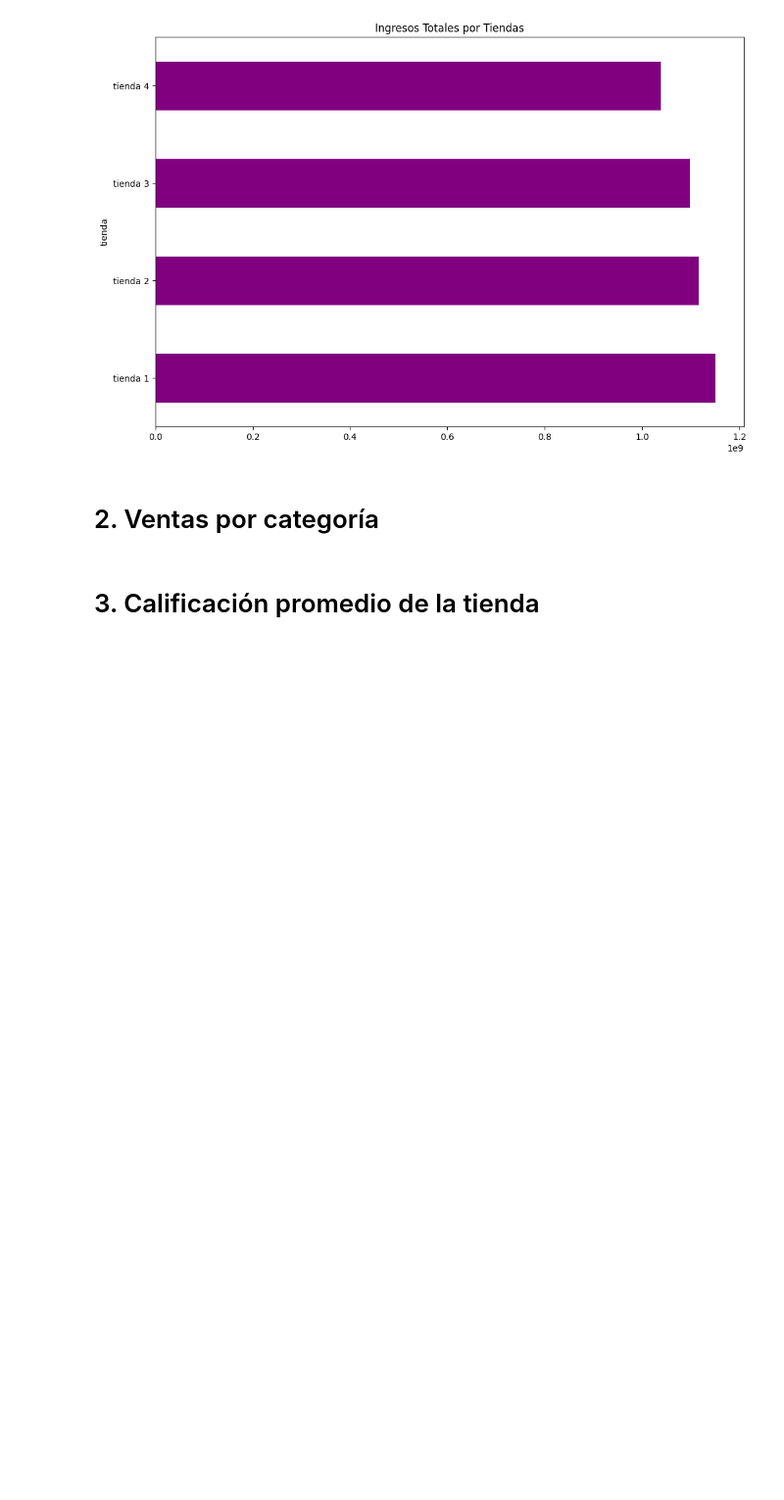
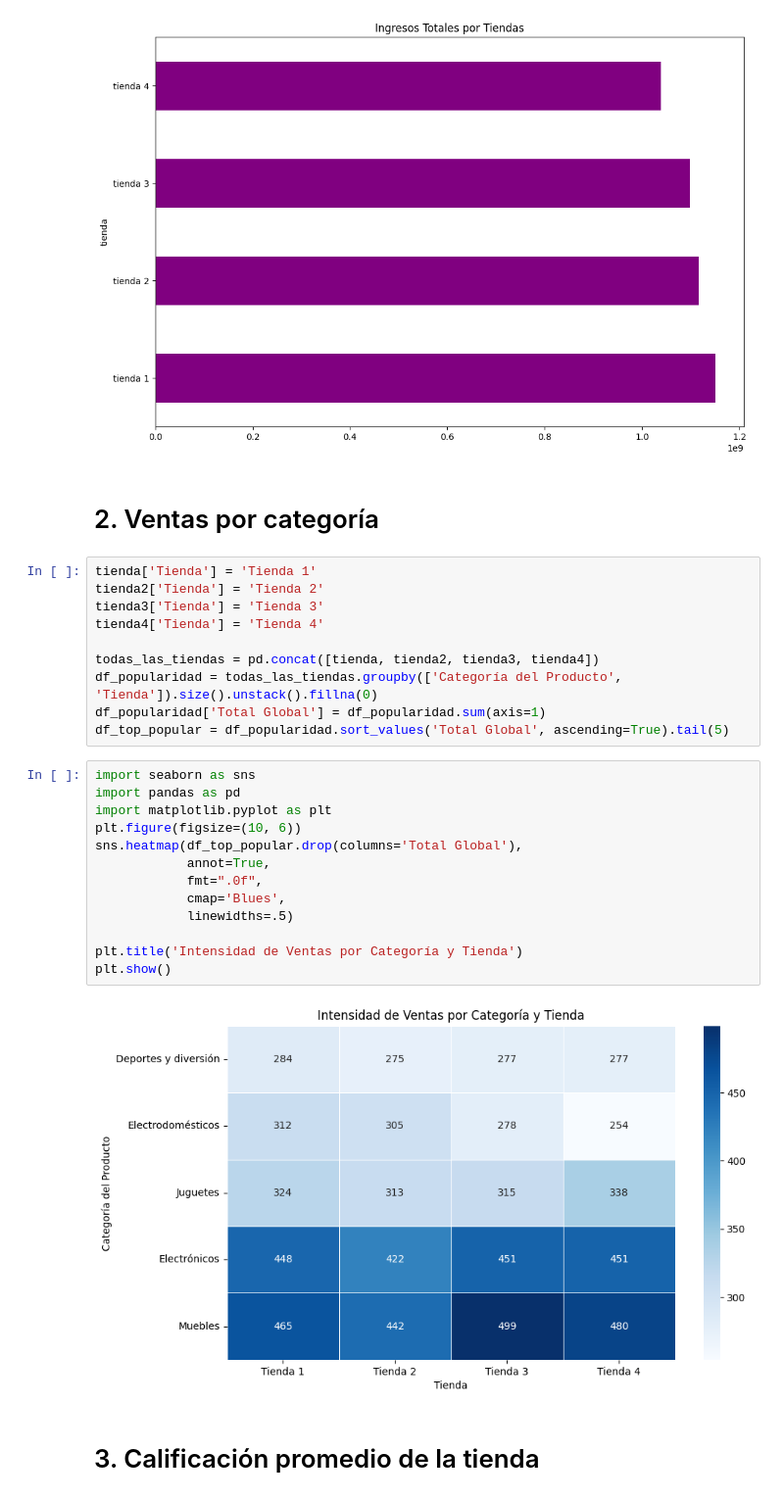
Before and after one commit to Nancy-Velazquez/AluraStoreLatam, a Jupyter notebook: AluraStoreLatam.ipynb, the cells around one changed output. Shown at 98% size. Cells and saved outputs as stored; diff of their text form; blank space fills up the shorter version.

Commit message:
Se creó ventas por categoria

```diff
--- a/AluraStoreLatam.ipynb
+++ b/AluraStoreLatam.ipynb
@@ -207,6 +207,31 @@ df_ingresostotal.plot(
 [figure]
 # %% [markdown]
 # 2. Ventas por categoría
+# %%
+tienda['Tienda'] = 'Tienda 1'
+tienda2['Tienda'] = 'Tienda 2'
+tienda3['Tienda'] = 'Tienda 3'
+tienda4['Tienda'] = 'Tienda 4'
+
+todas_las_tiendas = pd.concat([tienda, tienda2, tienda3, tienda4])
+df_popularidad = todas_las_tiendas.groupby(['Categoría del Producto', 'Tienda']).size().unstack().fillna(0)
+df_popularidad['Total Global'] = df_popularidad.sum(axis=1)
+df_top_popular = df_popularidad.sort_values('Total Global', ascending=True).tail(5)
+# %%
+import seaborn as sns
+import pandas as pd
+import matplotlib.pyplot as plt
+plt.figure(figsize=(10, 6))
+sns.heatmap(df_top_popular.drop(columns='Total Global'),
+            annot=True,
+            fmt=".0f",
+            cmap='Blues',
+            linewidths=.5)
+
+plt.title('Intensidad de Ventas por Categoría y Tienda')
+plt.show()
+# %% [output]
+[figure, added]
 # %% [markdown]
 # 3. Calificación promedio de la tienda
 # %% [markdown]
```
